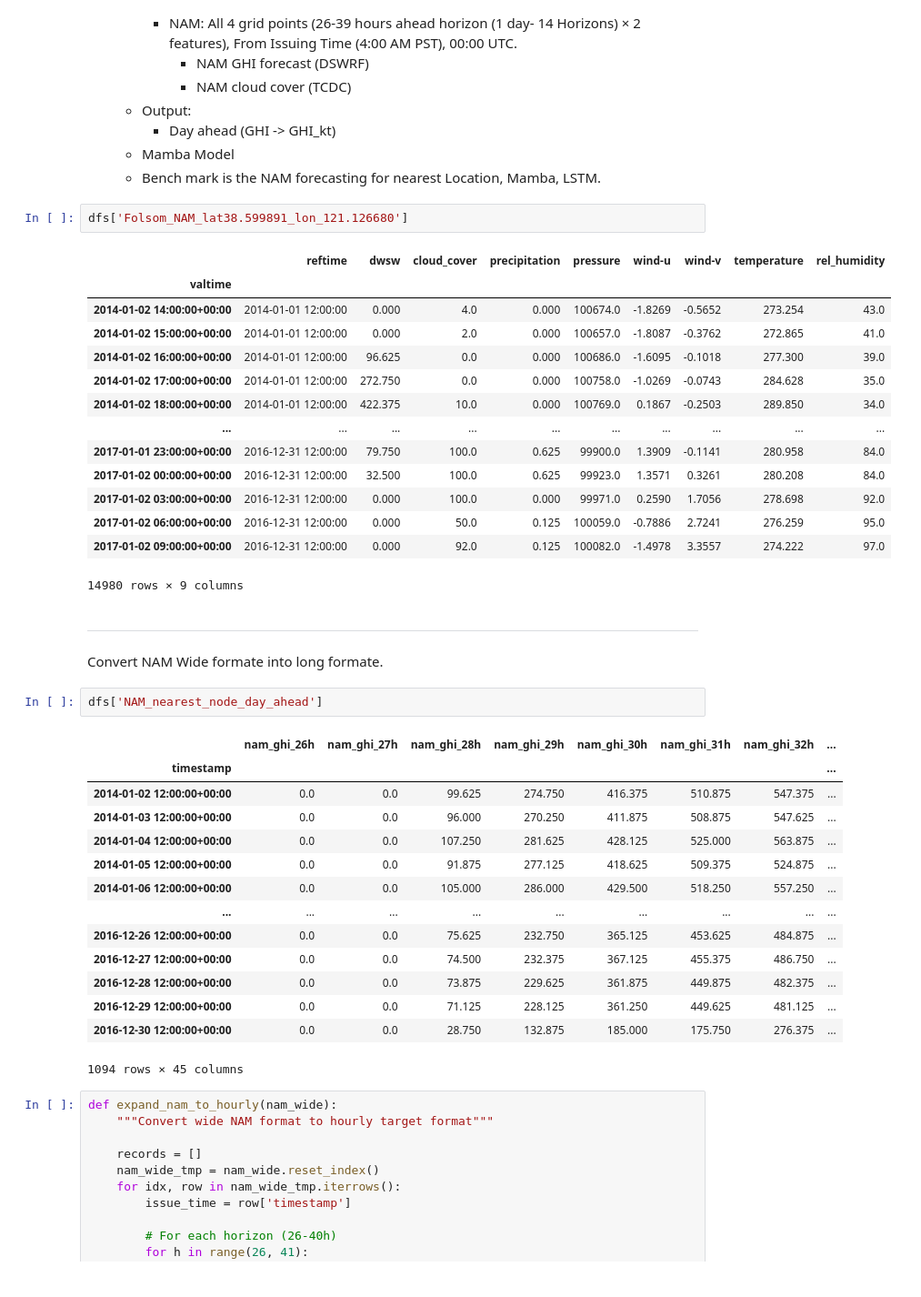
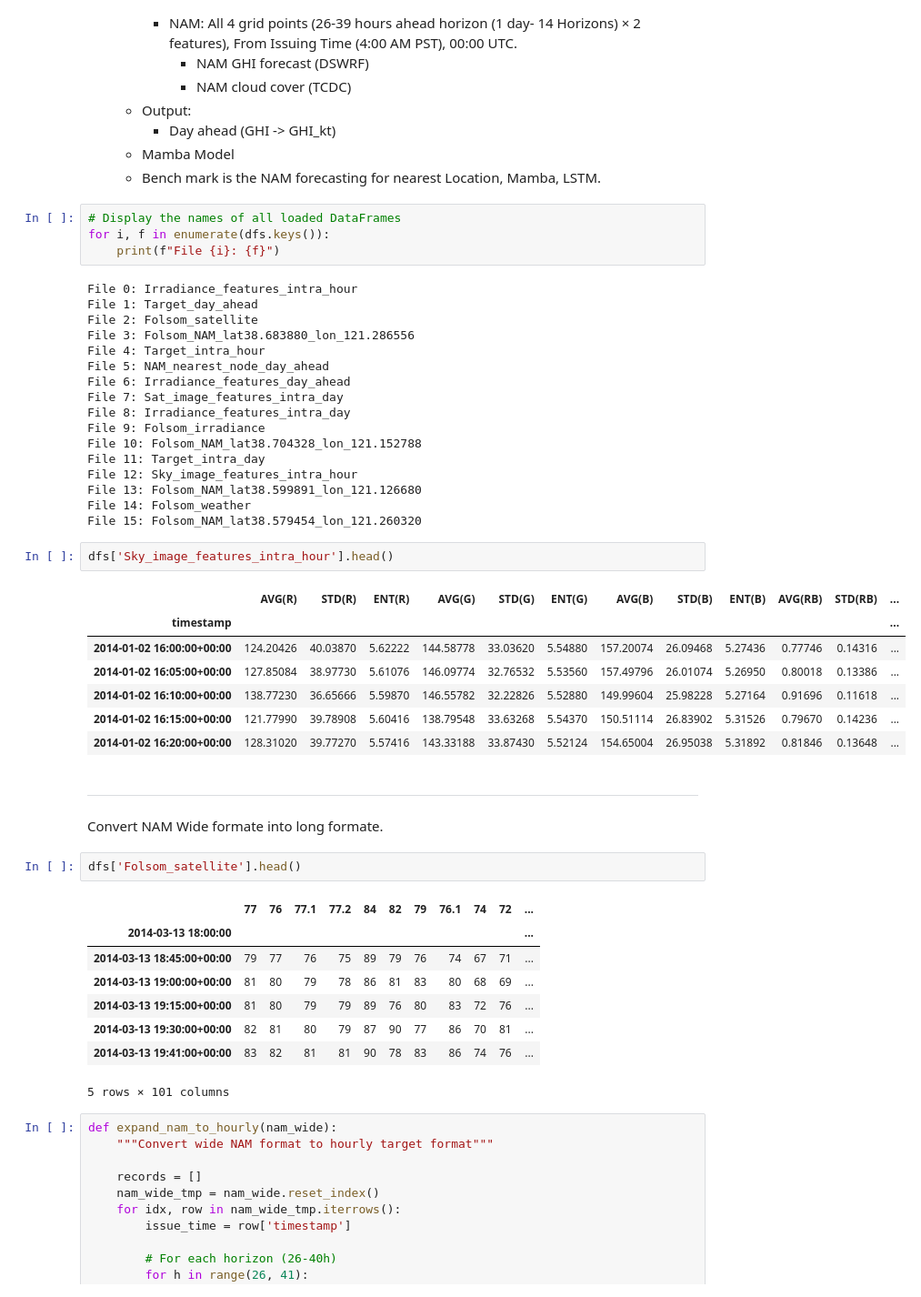
Before and after one commit to Mohamedtareque/PV_Forecast_MMPISSM, a Jupyter notebook: data_preprocess_v_02.ipynb, the cells around one changed output. Shown: that part at 91% size. Saved outputs shown, nothing was run; the diff lists cells and outputs as text.

```diff
--- a/data_preprocess_v_02.ipynb
+++ b/data_preprocess_v_02.ipynb
@@ -336,44 +343,52 @@ What is the Plan?
         - Day ahead (GHI -> GHI_kt)
     - Mamba Model
     - Bench mark is the NAM forecasting for nearest Location, Mamba, LSTM.
+# %%
+# Display the names of all loaded DataFrames
+for i, f in enumerate(dfs.keys()):
+    print(f"File {i}: {f}")
+# %% [output]
+File 0: Irradiance_features_intra_hour
+File 1: Target_day_ahead
+File 2: Folsom_satellite
+File 3: Folsom_NAM_lat38.683880_lon_121.286556
+File 4: Target_intra_hour
+File 5: NAM_nearest_node_day_ahead
+File 6: Irradiance_features_day_ahead
+File 7: Sat_image_features_intra_day
+File 8: Irradiance_features_intra_day
+File 9: Folsom_irradiance
+File 10: Folsom_NAM_lat38.704328_lon_121.152788
+File 11: Target_intra_day
+File 12: Sky_image_features_intra_hour
+File 13: Folsom_NAM_lat38.599891_lon_121.126680
+File 14: Folsom_weather
+File 15: Folsom_NAM_lat38.579454_lon_121.260320
 # %%
-dfs['Folsom_NAM_lat38.599891_lon_121.126680']
+dfs['Sky_image_features_intra_hour'].head()
 # %% [output]
-|  | reftime | dwsw | cloud_cover | precipitation | pressure | wind-u | wind-v | temperature | rel_humidity |
-| valtime |  |  |  |  |  |  |  |  |  |
-| 2014-01-02 14:00:00+00:00 | 2014-01-01 12:00:00 | 0.000 | 4.0 | 0.000 | 100674.0 | -1.8269 | -0.5652 | 273.254 | 43.0 |
-| 2014-01-02 15:00:00+00:00 | 2014-01-01 12:00:00 | 0.000 | 2.0 | 0.000 | 100657.0 | -1.8087 | -0.3762 | 272.865 | 41.0 |
-| 2014-01-02 16:00:00+00:00 | 2014-01-01 12:00:00 | 96.625 | 0.0 | 0.000 | 100686.0 | -1.6095 | -0.1018 | 277.300 | 39.0 |
-| 2014-01-02 17:00:00+00:00 | 2014-01-01 12:00:00 | 272.750 | 0.0 | 0.000 | 100758.0 | -1.0269 | -0.0743 | 284.628 | 35.0 |
-| 2014-01-02 18:00:00+00:00 | 2014-01-01 12:00:00 | 422.375 | 10.0 | 0.000 | 100769.0 | 0.1867 | -0.2503 | 289.850 | 34.0 |
-| ... | ... | ... | ... | ... | ... | ... | ... | ... | ... |
-| 2017-01-01 23:00:00+00:00 | 2016-12-31 12:00:00 | 79.750 | 100.0 | 0.625 | 99900.0 | 1.3909 | -0.1141 | 280.958 | 84.0 |
-| 2017-01-02 00:00:00+00:00 | 2016-12-31 12:00:00 | 32.500 | 100.0 | 0.625 | 99923.0 | 1.3571 | 0.3261 | 280.208 | 84.0 |
-| 2017-01-02 03:00:00+00:00 | 2016-12-31 12:00:00 | 0.000 | 100.0 | 0.000 | 99971.0 | 0.2590 | 1.7056 | 278.698 | 92.0 |
-| 2017-01-02 06:00:00+00:00 | 2016-12-31 12:00:00 | 0.000 | 50.0 | 0.125 | 100059.0 | -0.7886 | 2.7241 | 276.259 | 95.0 |
-| 2017-01-02 09:00:00+00:00 | 2016-12-31 12:00:00 | 0.000 | 92.0 | 0.125 | 100082.0 | -1.4978 | 3.3557 | 274.222 | 97.0 |
+|  | AVG(R) | STD(R) | ENT(R) | AVG(G) | STD(G) | ENT(G) | AVG(B) | STD(B) | ENT(B) | AVG(RB) | STD(RB) | ... |
+| timestamp |  |  |  |  |  |  |  |  |  |  |  | ... |
+| 2014-01-02 16:00:00+00:00 | 124.20426 | 40.03870 | 5.62222 | 144.58778 | 33.03620 | 5.54880 | 157.20074 | 26.09468 | 5.27436 | 0.77746 | 0.14316 | ... |
+| 2014-01-02 16:05:00+00:00 | 127.85084 | 38.97730 | 5.61076 | 146.09774 | 32.76532 | 5.53560 | 157.49796 | 26.01074 | 5.26950 | 0.80018 | 0.13386 | ... |
+| 2014-01-02 16:10:00+00:00 | 138.77230 | 36.65666 | 5.59870 | 146.55782 | 32.22826 | 5.52880 | 149.99604 | 25.98228 | 5.27164 | 0.91696 | 0.11618 | ... |
+| 2014-01-02 16:15:00+00:00 | 121.77990 | 39.78908 | 5.60416 | 138.79548 | 33.63268 | 5.54370 | 150.51114 | 26.83902 | 5.31526 | 0.79670 | 0.14236 | ... |
+| 2014-01-02 16:20:00+00:00 | 128.31020 | 39.77270 | 5.57416 | 143.33188 | 33.87430 | 5.52124 | 154.65004 | 26.95038 | 5.31892 | 0.81846 | 0.13648 | ... |
-14980 rows × 9 columns
 # %% [markdown]
 ----
 
 Convert NAM Wide formate into long formate.
 # %%
-dfs['NAM_nearest_node_day_ahead']
+dfs['Folsom_satellite'].head()
 # %% [output]
-|  | nam_ghi_26h | nam_ghi_27h | nam_ghi_28h | nam_ghi_29h | nam_ghi_30h | nam_ghi_31h | nam_ghi_32h | ... |
-| timestamp |  |  |  |  |  |  |  | ... |
-| 2014-01-02 12:00:00+00:00 | 0.0 | 0.0 | 99.625 | 274.750 | 416.375 | 510.875 | 547.375 | ... |
-| 2014-01-03 12:00:00+00:00 | 0.0 | 0.0 | 96.000 | 270.250 | 411.875 | 508.875 | 547.625 | ... |
-| 2014-01-04 12:00:00+00:00 | 0.0 | 0.0 | 107.250 | 281.625 | 428.125 | 525.000 | 563.875 | ... |
-| 2014-01-05 12:00:00+00:00 | 0.0 | 0.0 | 91.875 | 277.125 | 418.625 | 509.375 | 524.875 | ... |
-| 2014-01-06 12:00:00+00:00 | 0.0 | 0.0 | 105.000 | 286.000 | 429.500 | 518.250 | 557.250 | ... |
-| ... | ... | ... | ... | ... | ... | ... | ... | ... |
-| 2016-12-26 12:00:00+00:00 | 0.0 | 0.0 | 75.625 | 232.750 | 365.125 | 453.625 | 484.875 | ... |
-| 2016-12-27 12:00:00+00:00 | 0.0 | 0.0 | 74.500 | 232.375 | 367.125 | 455.375 | 486.750 | ... |
-| 2016-12-28 12:00:00+00:00 | 0.0 | 0.0 | 73.875 | 229.625 | 361.875 | 449.875 | 482.375 | ... |
-| 2016-12-29 12:00:00+00:00 | 0.0 | 0.0 | 71.125 | 228.125 | 361.250 | 449.625 | 481.125 | ... |
-| 2016-12-30 12:00:00+00:00 | 0.0 | 0.0 | 28.750 | 132.875 | 185.000 | 175.750 | 276.375 | ... |
+|  | 77 | 76 | 77.1 | 77.2 | 84 | 82 | 79 | 76.1 | 74 | 72 | ... |
+| 2014-03-13 18:00:00 |  |  |  |  |  |  |  |  |  |  | ... |
+| 2014-03-13 18:45:00+00:00 | 79 | 77 | 76 | 75 | 89 | 79 | 76 | 74 | 67 | 71 | ... |
+| 2014-03-13 19:00:00+00:00 | 81 | 80 | 79 | 78 | 86 | 81 | 83 | 80 | 68 | 69 | ... |
+| 2014-03-13 19:15:00+00:00 | 81 | 80 | 79 | 79 | 89 | 76 | 80 | 83 | 72 | 76 | ... |
+| 2014-03-13 19:30:00+00:00 | 82 | 81 | 80 | 79 | 87 | 90 | 77 | 86 | 70 | 81 | ... |
+| 2014-03-13 19:41:00+00:00 | 83 | 82 | 81 | 81 | 90 | 78 | 83 | 86 | 74 | 76 | ... |
-1094 rows × 45 columns
+5 rows × 101 columns
 # %%
 def expand_nam_to_hourly(nam_wide):
     """Convert wide NAM format to hourly target format"""
```
Also changed, not shown: parts of 58 cells of this notebook, 2 other files.
